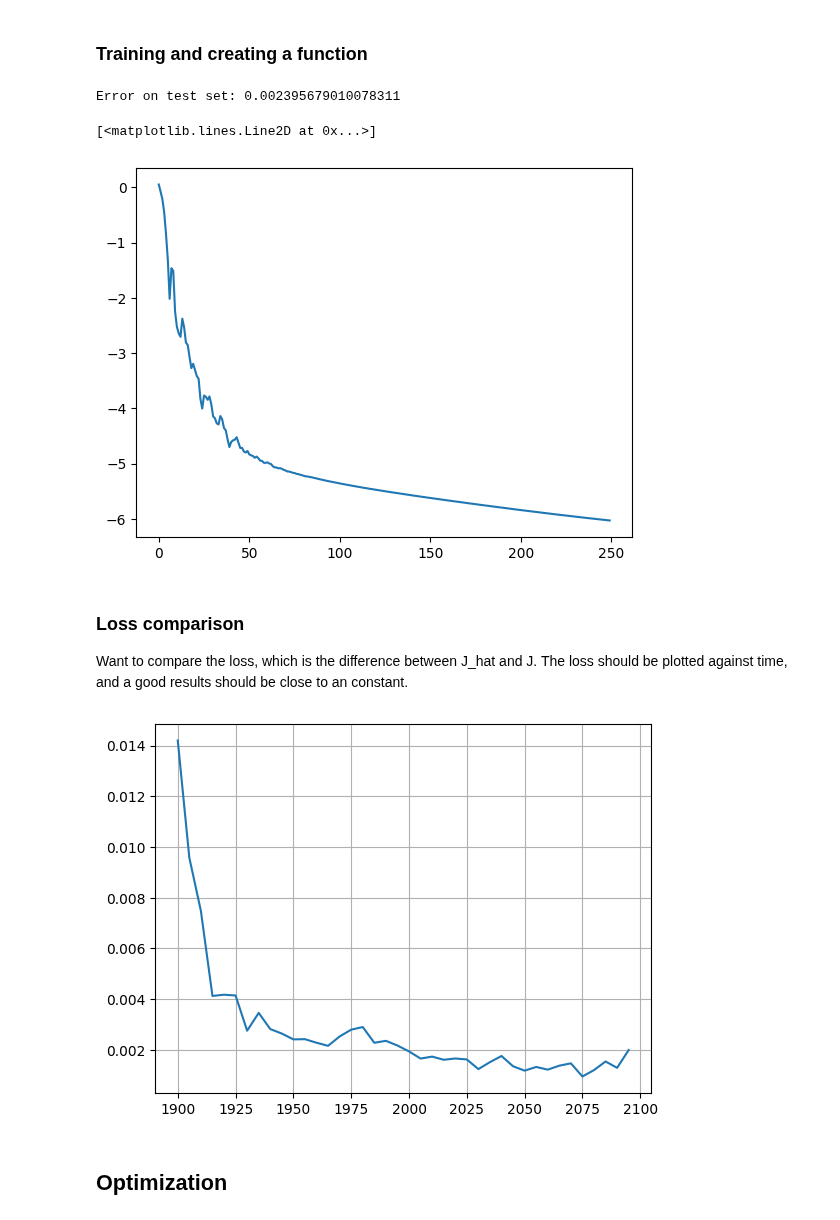
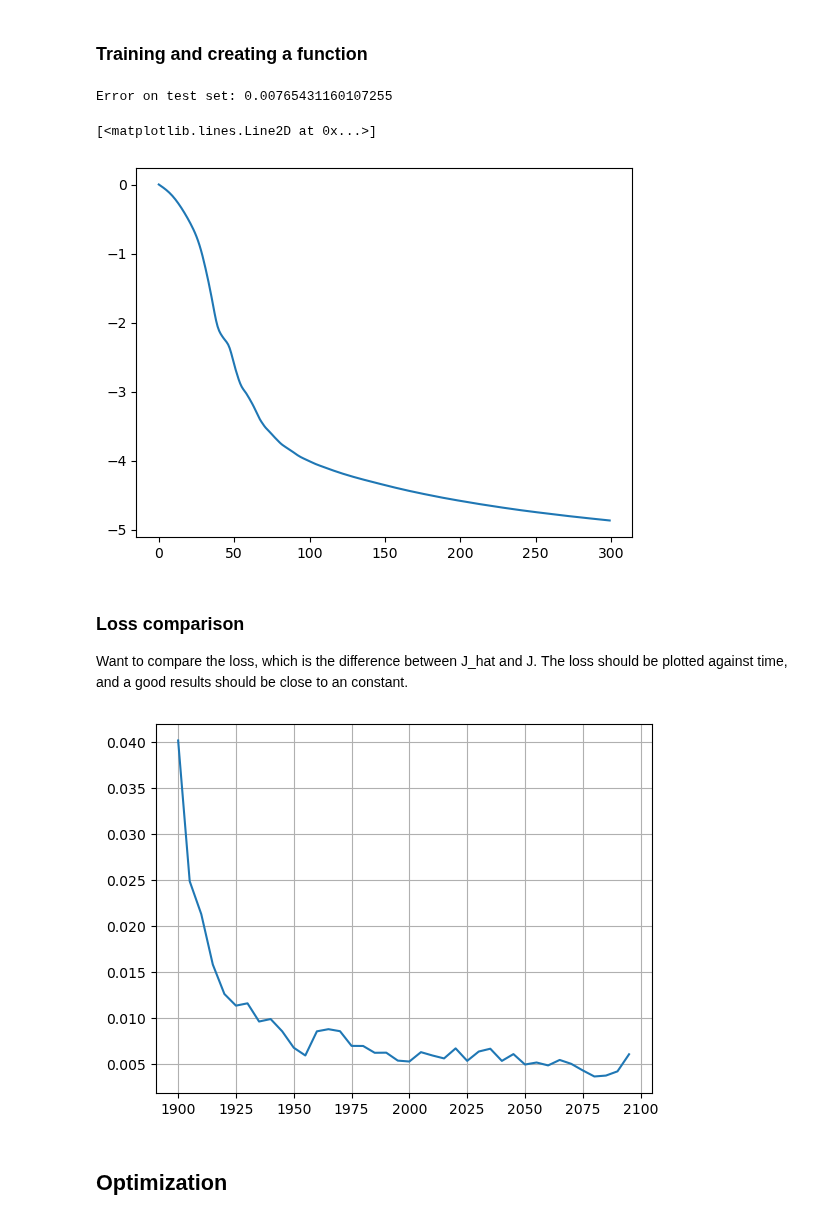
Before and after one commit to emilj610/pyworld3A3, a Jupyter notebook: reinforcementLearning.ipynb, the cells around one changed output. Drawn from its saved outputs; the diff is of its cells as text; code cells hidden in the pictures.

```diff
--- a/reinforcementLearning.ipynb
+++ b/reinforcementLearning.ipynb
@@ -17,9 +17,16 @@ import torch.nn as nn
 from sklearn.model_selection import train_test_split
 from sklearn.preprocessing import StandardScaler
 
-filepath = "data_reward_le.parquet"
+filepath = "data_reward_le_50.parquet"
 df = pd.read_parquet(filepath)
 state_variables = df.columns[df.columns != "J"]
+
+def reward_func(world, k=None):
+    # needs to be the same as data_file
+    if k is not None:
+        return -(world.le[k] - 50) ** 2
+    else:
+        return -(world.le - 50) ** 2
 # %%
 class neuralNet(nn.Module):
     def __init__(self, in_dim, out_dim):
@@ -67,34 +74,34 @@ J_test = torch.tensor(J_test, dtype=torch.float32)
 # %%
 model = neuralNet(X_train.shape[1], 1)
 loss_func = nn.MSELoss()
-optimizer = torch.optim.Adam(model.parameters(), lr=0.01) # Optimizing weights
+optimizer = torch.optim.Adam(model.parameters(), lr=0.001) # Optimizing weights
 
-epochs = 250
+epochs = 300
 losses = np.zeros((epochs,1))
 model.train()
 
 for epoch in tqdm(range(epochs)):
     J_pred = model.forward(X_train)
     loss = loss_func(J_pred, J_train)
 
     optimizer.zero_grad()
     loss.backward()
     optimizer.step()
     losses[epoch] = loss.item()
 
 model.eval()
 
 with torch.no_grad():
     J_pred = model.forward(X_test)
     loss = loss_func(J_pred, J_test)
 
     print("Error on test set:", loss.item())
 
 plt.plot(np.log(losses))
 # %% [output]
-Error on test set: 0.002395679010078311
+Error on test set: 0.00765431160107255
 [<matplotlib.lines.Line2D at 0x...>]
-[figure, old version]
+[figure, new version]
 # %%
 def nn_func(model, world, k):
     """
@@ -141,7 +148,7 @@ plt.plot(years, errors)
 plt.grid()
 plt.show()
 # %% [output]
-[figure, old version]
+[figure, new version]
 # %% [markdown]
 ## Optimization
 # %%
```
Also changed, not shown: parts of 5 cells of this notebook, 2 other files.
